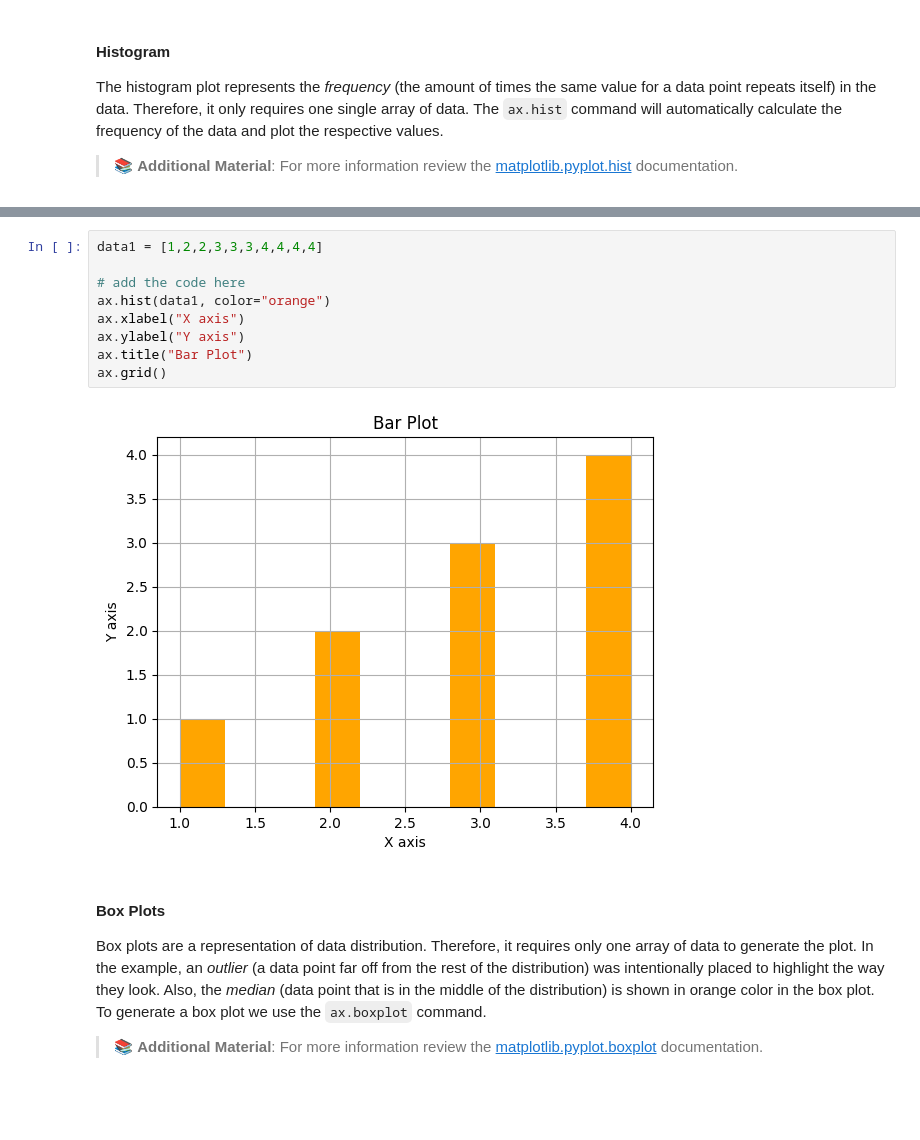
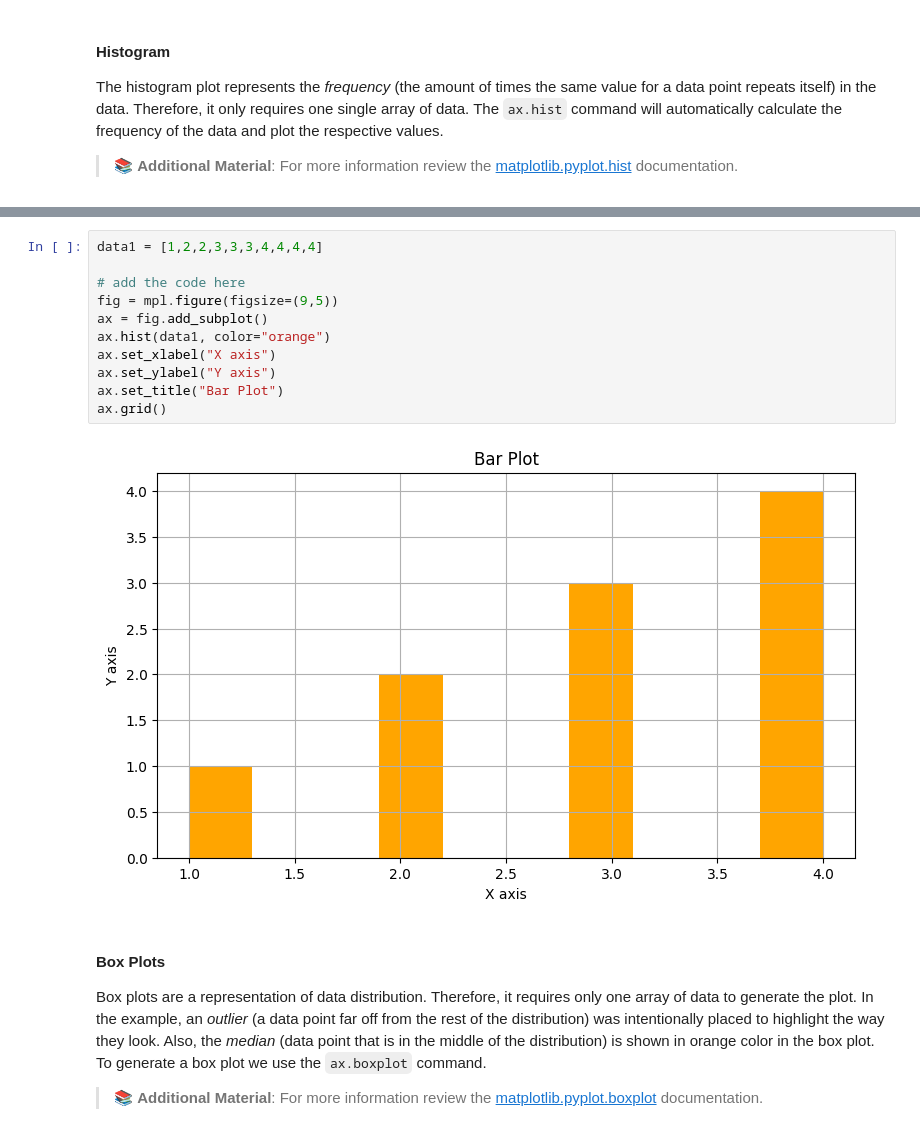
Before and after one commit to NEAAA4/DV1604_G7, a Jupyter notebook: Lab1/Lab 1.ipynb, the cells around one changed output, grey strips where cells are left out. Cells and saved outputs as stored; diff of their text form; blank space fills up the shorter version.

```diff
--- a/Lab1/Lab 1.ipynb
+++ b/Lab1/Lab 1.ipynb
@@ -344,14 +371,16 @@ The histogram plot represents the *frequency* (the amount of times the same valu
 # %%
 data1 = [1,2,2,3,3,3,4,4,4,4]
 
 # add the code here
+fig = mpl.figure(figsize=(9,5))
+ax = fig.add_subplot()
 ax.hist(data1, color="orange")
-ax.xlabel("X axis")
-ax.ylabel("Y axis")
-ax.title("Bar Plot")
+ax.set_xlabel("X axis")
+ax.set_ylabel("Y axis")
+ax.set_title("Bar Plot")
 ax.grid()
 # %% [output]
-[figure, old version]
+[figure, new version]
 # %% [markdown]
 #### Box Plots
 
```
Also changed, not shown: parts of 18 cells of this notebook.
